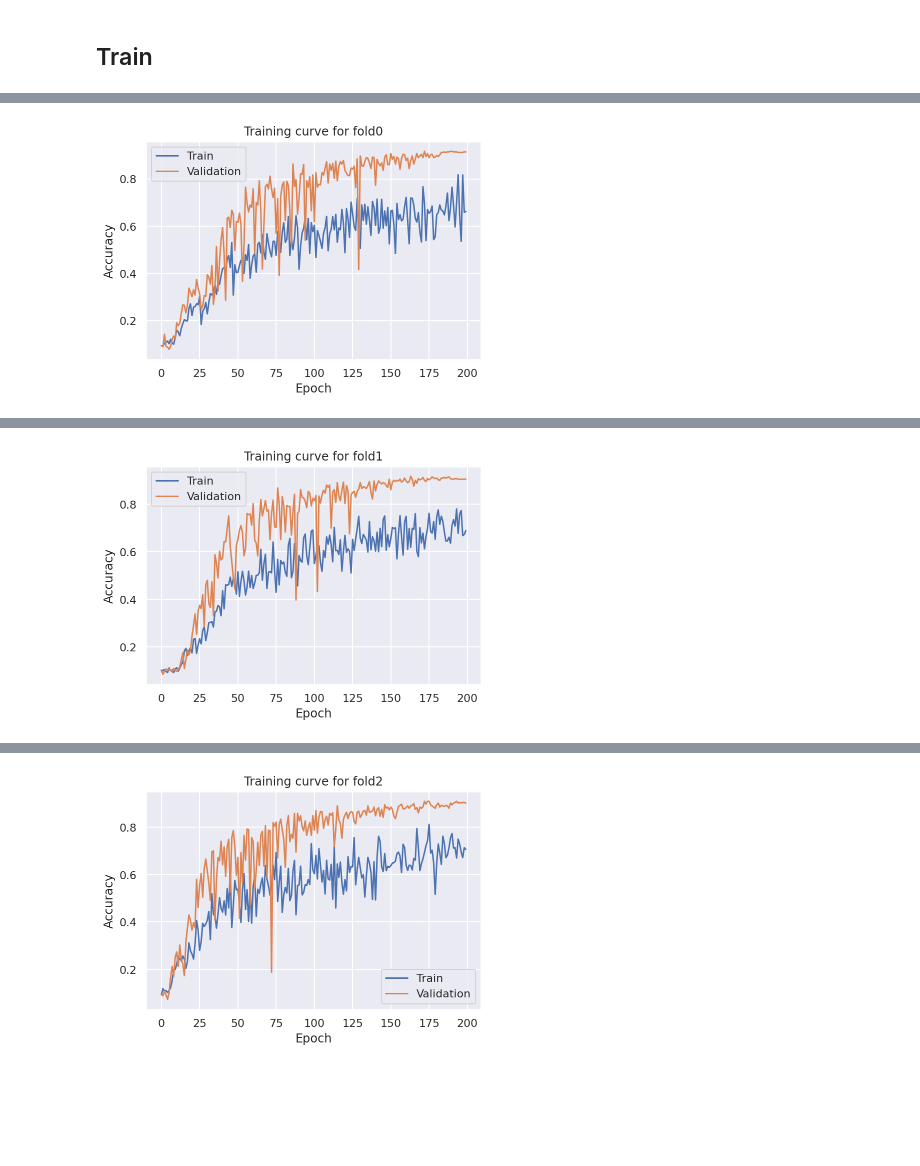
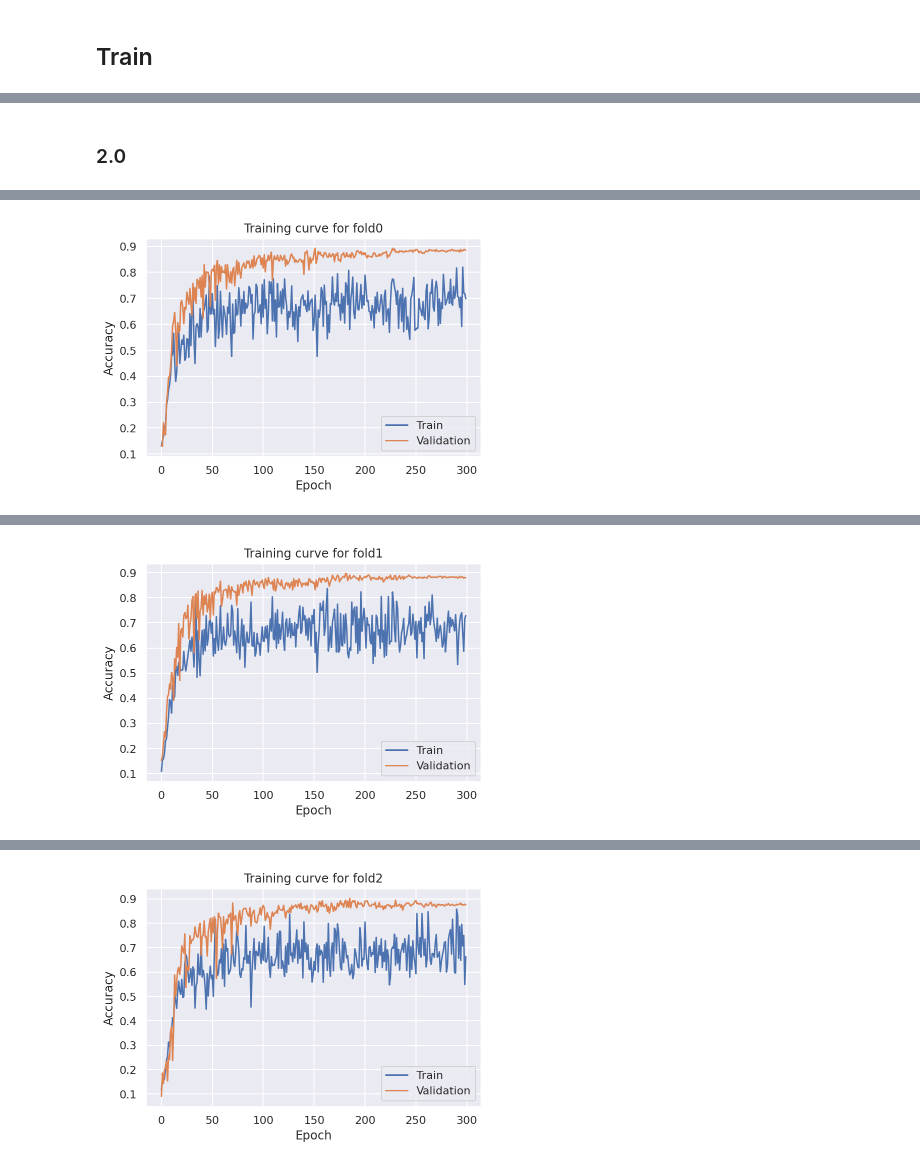
Before and after one commit to giwankim/emnist, a Jupyter notebook: notebooks_v2/01-resnet.ipynb, the cells around one changed output, grey strips where cells are left out. Saved outputs shown, nothing was run; the diff lists cells and outputs as text; code cells hidden in the pictures; blank space fills up the shorter version.

```diff
--- a/notebooks_v2/01-resnet.ipynb
+++ b/notebooks_v2/01-resnet.ipynb
@@ -253,6 +255,0 @@ def xResNetBlock(nn.Module):
-# %%
-model = nn.Sequential()
-inp = torch.randn(3, 1, 28, 28)
-o1 = model(inp)
-o2 = nn.Identity()(inp)
-o1.eq(o2).float().mean()
@@ -261,8 +287,8 @@ tensor(1.)
 # %% [markdown]
 ## Train
 # %%
-def run(epochs, optim_name, lr, wd, augs=None, label_smooth=True, mixup=False, cutmix=False):
-    device = torch.device("cuda")
+def run(model_name, optim_name, epochs, lr, wd, augs=None, label_smooth=True, mixup=False, cutmix=False):
+    device = torch.device("cuda" if torch.cuda.is_available else "cpu")
     oof = np.zeros((len(df), 10))
     targs = np.zeros(len(df))
 
@@ -278,8 +304,24 @@ def run(epochs, optim_name, lr, wd, augs=None, label_smooth=True, mixup=False, c
             valid_dataset, batch_size=256, num_workers=2, pin_memory=True
         )
 
-        model = ResNet50().cuda()
+        # GET MODEL
+        if model_name == "resnet18":
+            model = ResNet18()
+        elif model_name == "resnet34":
+            model = ResNet34()
+        elif model_name == "resnet50":
+            model = ResNet50()
+        elif model_name == "xresnet18":
+            model = XResNet18()
+        elif model_name == "xresnet34":
+            model = XResNet34()
+        elif model_name == "xresnet50":
+            model = XResNet50()
+        else:
+            raise RuntimeError("Unknown model name:", model_name)
+        model.to(device)
 
+        # GET OPTIMIZER THAT DOESN'T DECAY BATCHNORM
         skip_list = ["bias", "bn"]
         params = []
         exclude_params = []
@@ -506,12 +796,19 @@ Wall time: 19min 7s
+# %% [markdown]
+### 2.0
 # %%
 %%time
-epochs = 200
-optim_name = "adam"
+augs = A.Compose([
+    A.ShiftScaleRotate(shift_limit=0.0625, scale_limit=0.05, rotate_limit=10, p=0.5),
+    A.Normalize(mean=0.143, std=0.254, max_pixel_value=255.0, always_apply=True,),
+])
+model_name = "xresnet18"
+optim_name = "radam"
+epochs = 300
 lr = 3e-3
 wd = 5e-4
-oof, targs = run(epochs, optim_name, lr, wd, augs, label_smooth=True, mixup=False, cutmix=True)
+oof, targs = run(model_name, optim_name, epochs, lr, wd, augs, label_smooth=True, mixup=False, cutmix=True)
 preds = np.argmax(oof, axis=1)
 accuracy = metrics.accuracy_score(targs, preds)
 print(f"CV Accuracy Score={accuracy}")
-print(f"optimizer={optim_name}, epochs={epochs}, lr={lr}, wd={wd}")
+print(f"model={model_name}, optimizer={optim_name}, epochs={epochs}, lr={lr}, wd={wd}")
 # %% [output]
@@ -535 +832 @@ Fold=0, Valid loss=0.71294, Valid Accuracy=0.91443
-[figure, old version]
+[figure, new version]
@@ -553 +850 @@ Fold=1, Valid loss=0.69079, Valid Accuracy=0.90488
-[figure, old version]
+[figure, new version]
@@ -571 +868 @@ Fold=2, Valid loss=0.68928, Valid Accuracy=0.90244
-[figure, old version]
+[figure, new version]
```
Also changed, not shown: parts of 22 cells of this notebook.
